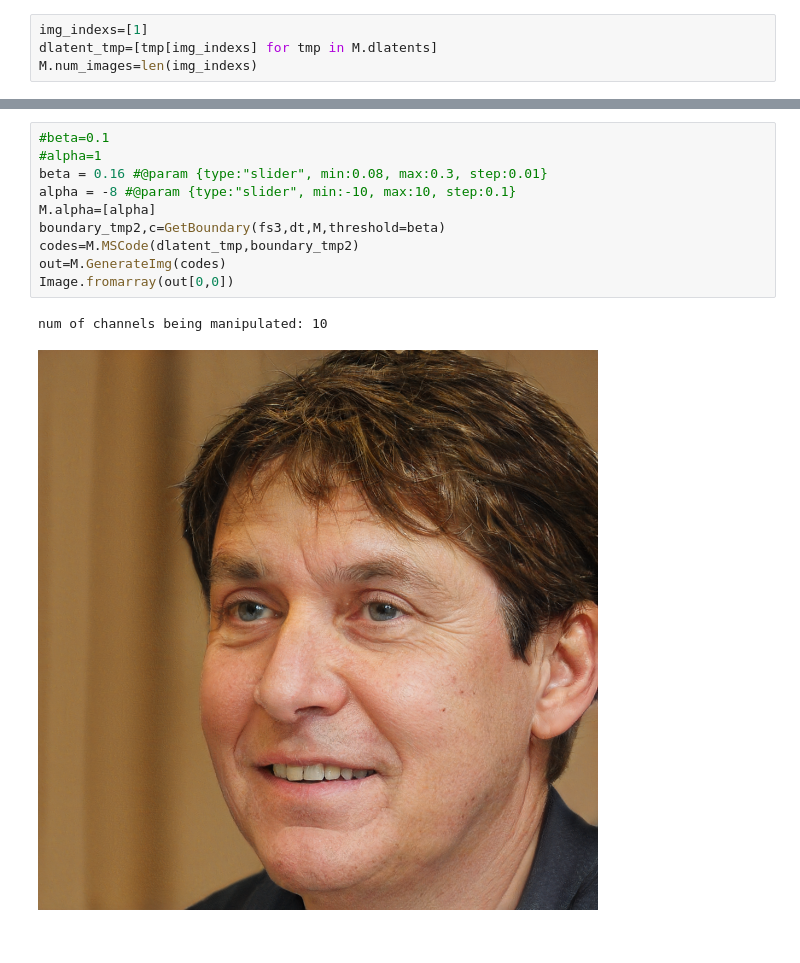
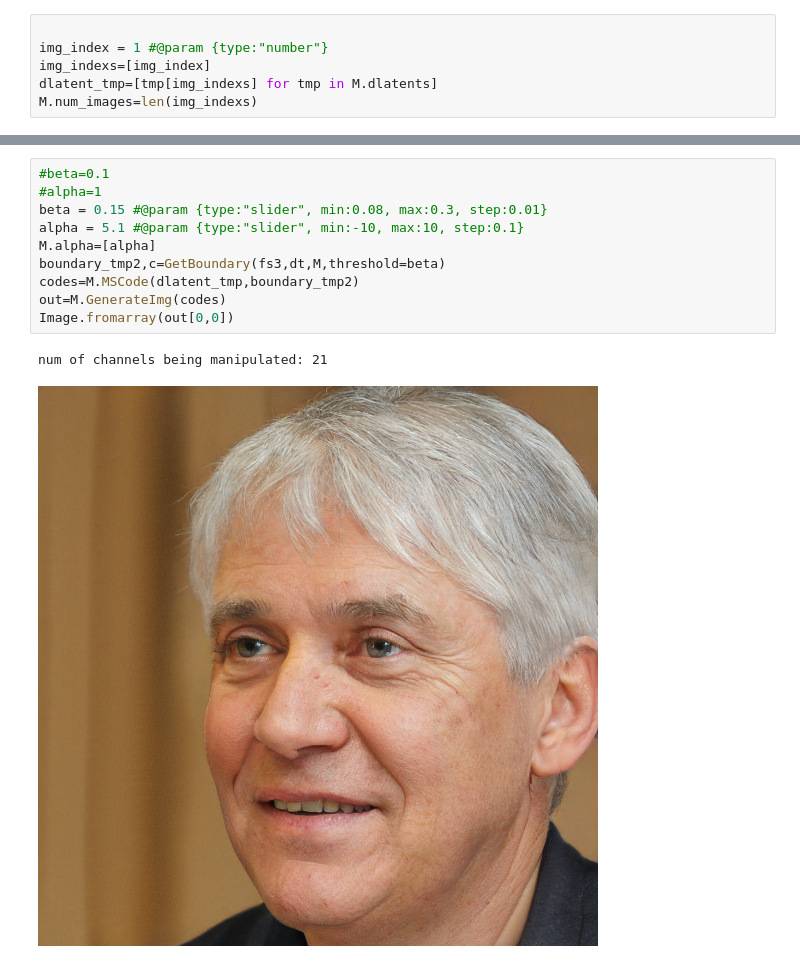
Before and after one commit to orpatashnik/StyleCLIP, a Jupyter notebook: StyleCLIP_global.ipynb, the cells around one changed output, grey strips where cells are left out. Cells and saved outputs as stored; diff of their text form.

```diff
--- a/StyleCLIP_global.ipynb
+++ b/StyleCLIP_global.ipynb
@@ -59,4 +44,6 @@ UsageError: Line magic function `%dataset_name` not found.
 # %%
-img_indexs=[1]
+
+img_index = 1 #@param {type:"number"}
+img_indexs=[img_index]
 dlatent_tmp=[tmp[img_indexs] for tmp in M.dlatents]
 M.num_images=len(img_indexs)
@@ -70,13 +78,13 @@ dt=GetDt(classnames,model)
 # %%
 #beta=0.1
 #alpha=1
-beta = 0.16 #@param {type:"slider", min:0.08, max:0.3, step:0.01}
-alpha = -8 #@param {type:"slider", min:-10, max:10, step:0.1}
+beta = 0.15 #@param {type:"slider", min:0.08, max:0.3, step:0.01}
+alpha = 5.1 #@param {type:"slider", min:-10, max:10, step:0.1}
 M.alpha=[alpha]
 boundary_tmp2,c=GetBoundary(fs3,dt,M,threshold=beta)
 codes=M.MSCode(dlatent_tmp,boundary_tmp2)
 out=M.GenerateImg(codes)
 Image.fromarray(out[0,0])
 # %% [output]
-num of channels being manipulated: 10
+num of channels being manipulated: 21
-[figure, old version]
+[figure, new version]
```
Also changed, not shown: parts of 9 cells of this notebook.
